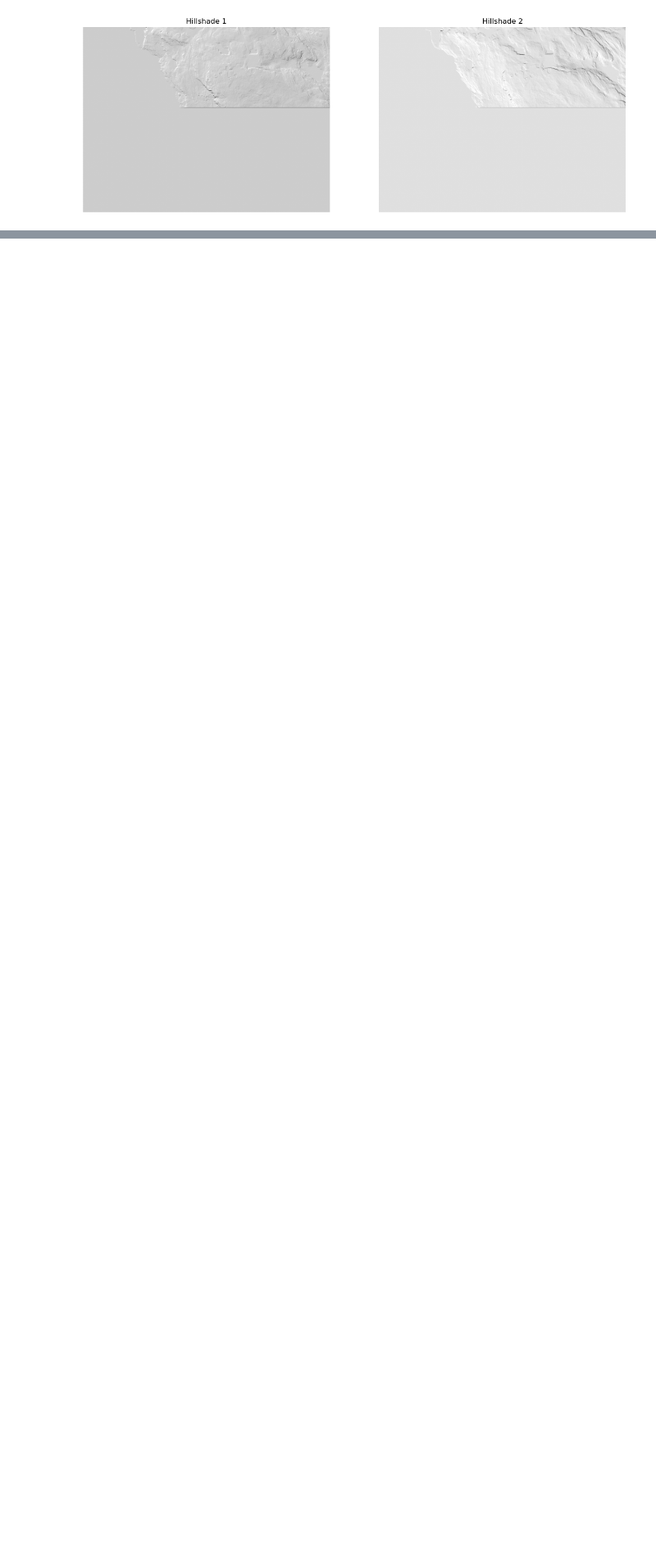
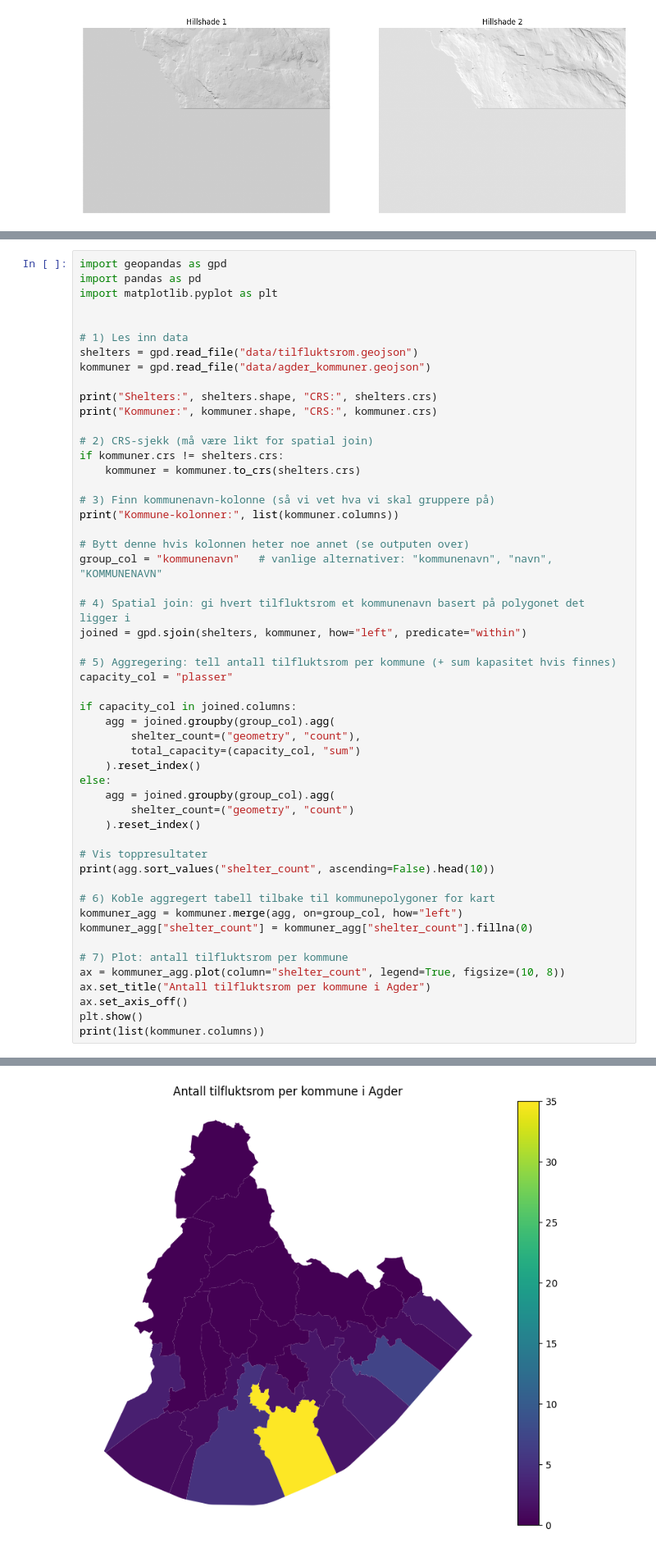
Before and after one commit to snbhansen/IS218, a Jupyter notebook: analyse.ipynb, the cells around one changed output, grey strips where cells are left out. Shown at 82% size. Cells and saved outputs as stored; diff of their text form; blank space fills up the shorter version.

```diff
--- a/analyse.ipynb
+++ b/analyse.ipynb
@@ -398,0 +397,53 @@ plt.show()
+# %%
+import geopandas as gpd
+import pandas as pd
+import matplotlib.pyplot as plt
+
+
+# 1) Les inn data
+shelters = gpd.read_file("data/tilfluktsrom.geojson")
+kommuner = gpd.read_file("data/agder_kommuner.geojson")
+
+print("Shelters:", shelters.shape, "CRS:", shelters.crs)
+print("Kommuner:", kommuner.shape, "CRS:", kommuner.crs)
+
+# 2) CRS-sjekk (må være likt for spatial join)
+if kommuner.crs != shelters.crs:
+    kommuner = kommuner.to_crs(shelters.crs)
+
+# 3) Finn kommunenavn-kolonne (så vi vet hva vi skal gruppere på)
+print("Kommune-kolonner:", list(kommuner.columns))
+
+# Bytt denne hvis kolonnen heter noe annet (se outputen over)
+group_col = "kommunenavn"   # vanlige alternativer: "kommunenavn", "navn", "KOMMUNENAVN"
+
+# 4) Spatial join: gi hvert tilfluktsrom et kommunenavn basert på polygonet det ligger i
+joined = gpd.sjoin(shelters, kommuner, how="left", predicate="within")
+
+# 5) Aggregering: tell antall tilfluktsrom per kommune (+ sum kapasitet hvis finnes)
+capacity_col = "plasser"
+
+if capacity_col in joined.columns:
+    agg = joined.groupby(group_col).agg(
+        shelter_count=("geometry", "count"),
+        total_capacity=(capacity_col, "sum")
+    ).reset_index()
+else:
+    agg = joined.groupby(group_col).agg(
+        shelter_count=("geometry", "count")
+    ).reset_index()
+
+# Vis toppresultater
+print(agg.sort_values("shelter_count", ascending=False).head(10))
+
+# 6) Koble aggregert tabell tilbake til kommunepolygoner for kart
+kommuner_agg = kommuner.merge(agg, on=group_col, how="left")
+kommuner_agg["shelter_count"] = kommuner_agg["shelter_count"].fillna(0)
+
+# 7) Plot: antall tilfluktsrom per kommune
+ax = kommuner_agg.plot(column="shelter_count", legend=True, figsize=(10, 8))
+ax.set_title("Antall tilfluktsrom per kommune i Agder")
+ax.set_axis_off()
+plt.show()
+print(list(kommuner.columns))
+# %% [output]
@@ -398,0 +464 @@ plt.show()
+[figure, added]
```
Also changed, not shown: parts of 5 cells of this notebook.
